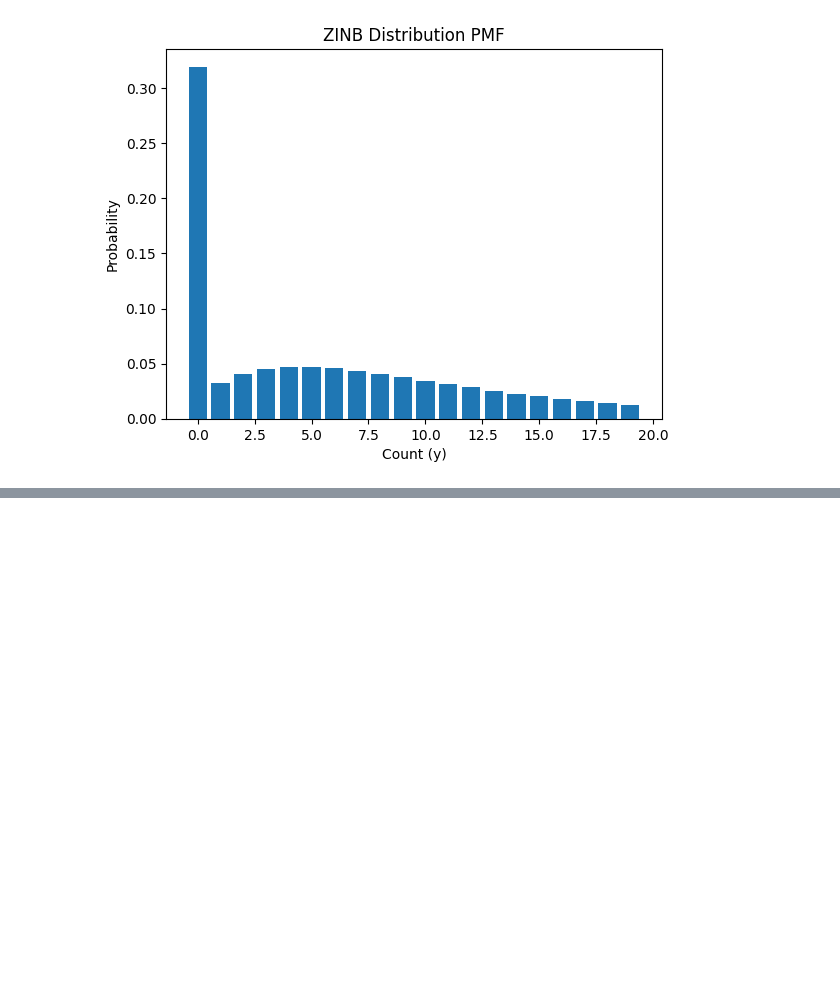
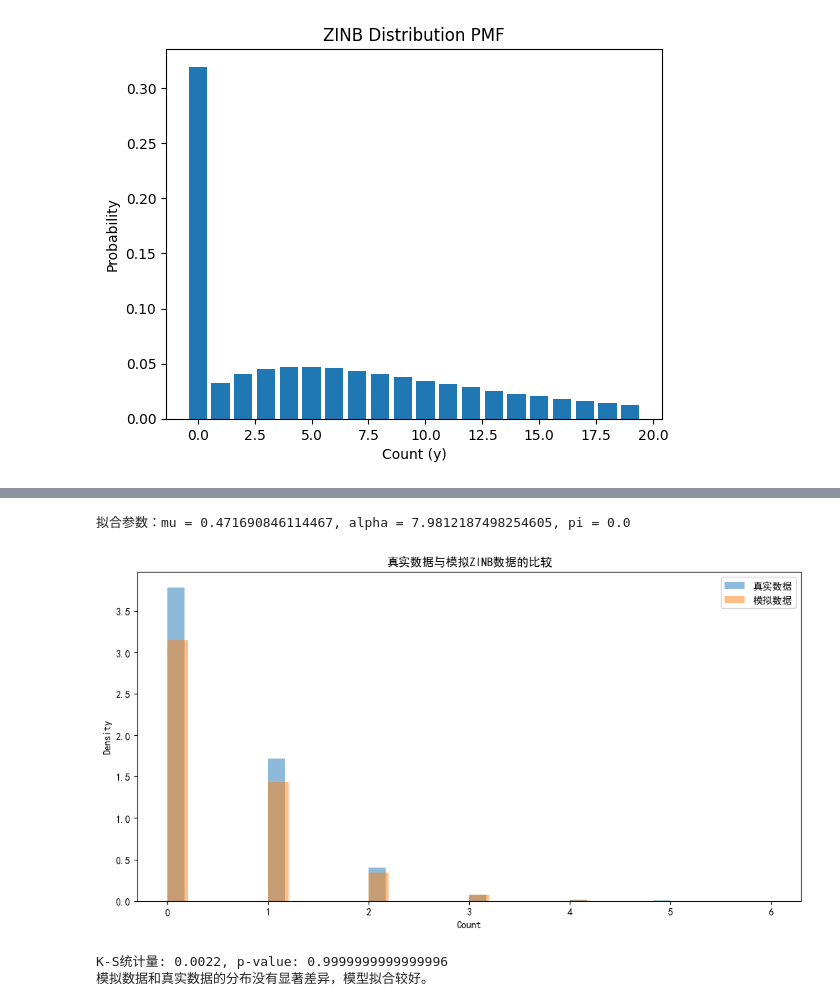
Before and after one commit to Bio-MingChen/statistics_learing_by_single_cell, a Jupyter notebook: build_model_for_scRNA_background.ipynb, the cells around one changed output, grey strips where cells are left out. Drawn from its saved outputs; the diff is of its cells as text; code cells hidden in the pictures; blank space fills up the shorter version.

```diff
--- a/build_model_for_scRNA_background.ipynb
+++ b/build_model_for_scRNA_background.ipynb
@@ -218,0 +265,79 @@ print(f"拟合参数：mu = {mu_fit}, alpha = {alpha_fit}, pi = {pi_fit}")
+# %%
+import numpy as np
+import scipy.stats as stats
+from scipy.optimize import minimize
+import matplotlib.pyplot as plt
+
+# 假设你的数据是这样的
+# data = np.random.poisson(10, 10000)  # 这里使用Poisson数据作为示例
+data = gene_counts_distribution
+
+# ZINB分布的概率质量函数
+def zinb_pmf(y, mu, alpha, pi):
+    if y == 0:
+        return pi + (1 - pi) * stats.nbinom.pmf(y, alpha, alpha / (mu + alpha))
+    else:
+        return (1 - pi) * stats.nbinom.pmf(y, alpha, alpha / (mu + alpha))
+
+# 计算负二项分布的负对数似然函数
+def negative_log_likelihood(params, data):
+    mu, alpha, pi = params
+    if mu <= 0 or alpha <= 0 or not (0 <= pi <= 1):  # 参数约束
+        return np.inf
+
+    log_likelihood = 0
+    for y in data:
+        log_likelihood += np.log(zinb_pmf(y, mu, alpha, pi))
+
+    return -log_likelihood  # 负对数似然
+
+# 使用最优化方法拟合ZINB参数
+initial_params = [np.mean(data), np.var(data), 0.8]  # 初始参数猜测 (mu, alpha, pi)
+result = minimize(negative_log_likelihood, initial_params, args=(data,), bounds=[(0, None), (0, None), (0, 1)])
+
+# 获取拟合后的参数
+mu_fit, alpha_fit, pi_fit = result.x
+print(f"拟合参数：mu = {mu_fit}, alpha = {alpha_fit}, pi = {pi_fit}")
+# %% [output]
+拟合参数：mu = 0.471690846114467, alpha = 7.9812187498254605, pi = 0.0
+# %%
+# 使用拟合的参数生成模拟数据
+def simulate_zinb(mu, alpha, pi, size):
+    simulated_data = []
+    for _ in range(size):
+        # 首先决定是否为零
+        if np.random.rand() < pi:
+            simulated_data.append(0)
+        else:
+            # 生成一个负二项分布的样本
+            count = np.random.negative_binomial(alpha, alpha / (mu + alpha))
+            simulated_data.append(count)
+    return np.array(simulated_data)
+
+simulated_data = simulate_zinb(mu_fit, alpha_fit, pi_fit, len(data))
+
+# 绘制真实数据和模拟数据的直方图
+plt.figure(figsize=(12, 6))
+plt.hist(data, bins=30, alpha=0.5, label="真实数据", density=True)
+plt.hist(simulated_data, bins=30, alpha=0.5, label="模拟数据", density=True)
+plt.legend()
+plt.xlabel('Count')
+plt.ylabel('Density')
+plt.title('真实数据与模拟ZINB数据的比较')
+plt.show()
+# %% [output]
+[figure, added]
+# %%
+from scipy.stats import ks_2samp
+
+# K-S检验：比较真实数据和模拟数据
+ks_statistic, p_value = ks_2samp(data, simulated_data)
+print(f"K-S统计量: {ks_statistic}, p-value: {p_value}")
+
+if p_value > 0.05:
+    print("模拟数据和真实数据的分布没有显著差异，模型拟合较好。")
+else:
+    print("模拟数据和真实数据的分布有显著差异，模型拟合较差。")
+# %% [output]
+K-S统计量: 0.0022, p-value: 0.9999999999999996
+模拟数据和真实数据的分布没有显著差异，模型拟合较好。
```
Also changed, not shown: parts of 4 cells of this notebook.
